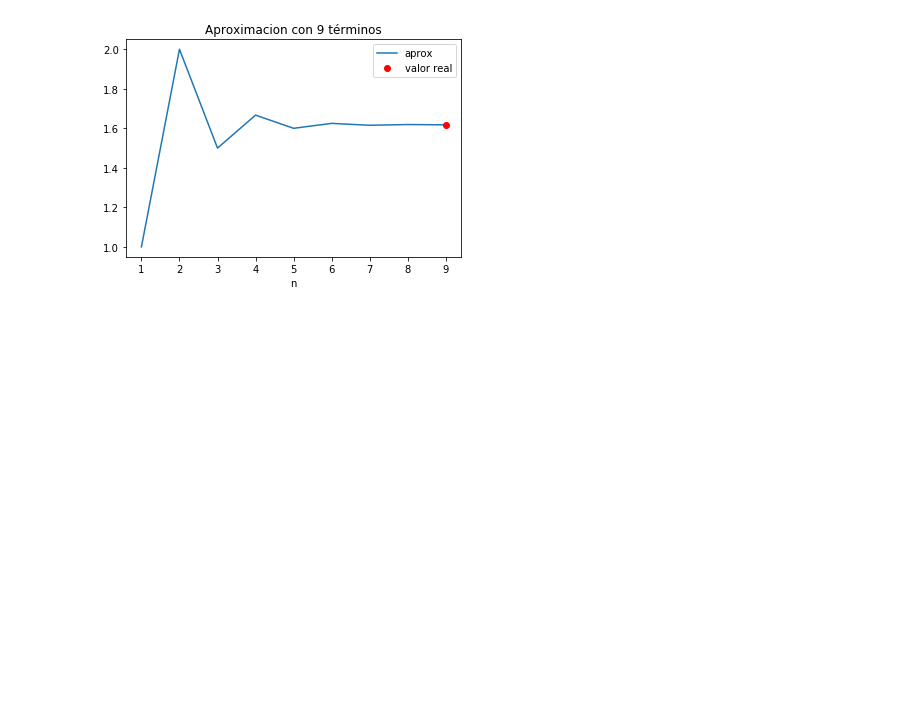
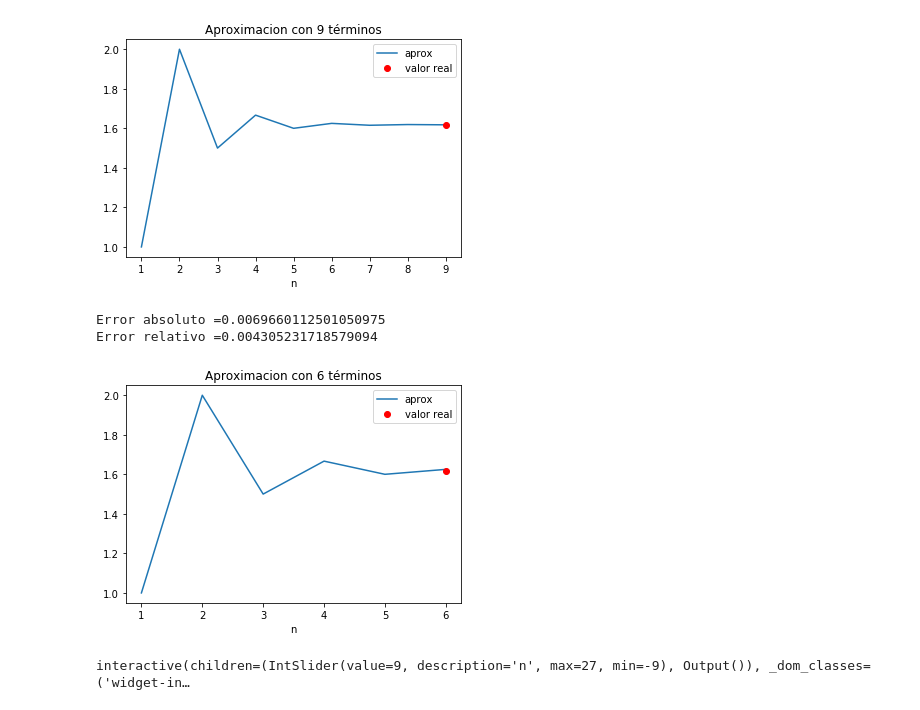
Before and after one commit to DanielR59/GeoMaC_Tareas, a Jupyter notebook: Ejercicios01.ipynb, the cells around one changed output. Saved outputs shown, nothing was run; the diff lists cells and outputs as text; code cells hidden in the pictures; blank space fills up the shorter version.

```diff
--- a/Ejercicios01.ipynb
+++ b/Ejercicios01.ipynb
@@ -369,3 +369,39 @@ plt.show()
 Error absoluto =0.00038692992636546464
 Error relativo =0.0002391358457583512
 [figure]
+# %%
+from ipywidgets import interact, interactive
+import ipywidgets as widgets
+
+n=6
+def Fibbonacci(n):
+    # Secuencia de Fibonacci tomada del curso PAPIME
+    a, b = 0, 1
+    #n=9 #numero de elementos de la secuencia
+    i=0
+    x=(1+math.sqrt(5))/2
+    xn=[]
+    while i < n:
+        #print(a, end=',')
+        a, b = b, a+b
+        xn.append(b/a)
+
+        i=i+1
+
+    Errores(x,xn[-1])
+    plt.plot(np.arange(1,n+1),xn,label='aprox')
+    plt.plot(n,x,'ro',label='valor real')
+    plt.xlabel('n')
+    plt.legend()
+    plt.title('Aproximacion con {} términos'.format(n))
+    plt.show()
+
+Fibbonacci(n)
+# %% [output]
+Error absoluto =0.0069660112501050975
+Error relativo =0.004305231718579094
+[figure, added]
+# %%
+y=interact(Fibbonacci,n=9)
+# %% [output]
+interactive(children=(IntSlider(value=9, description='n', max=27, min=-9), Output()), _dom_classes=('widget-in…
```
